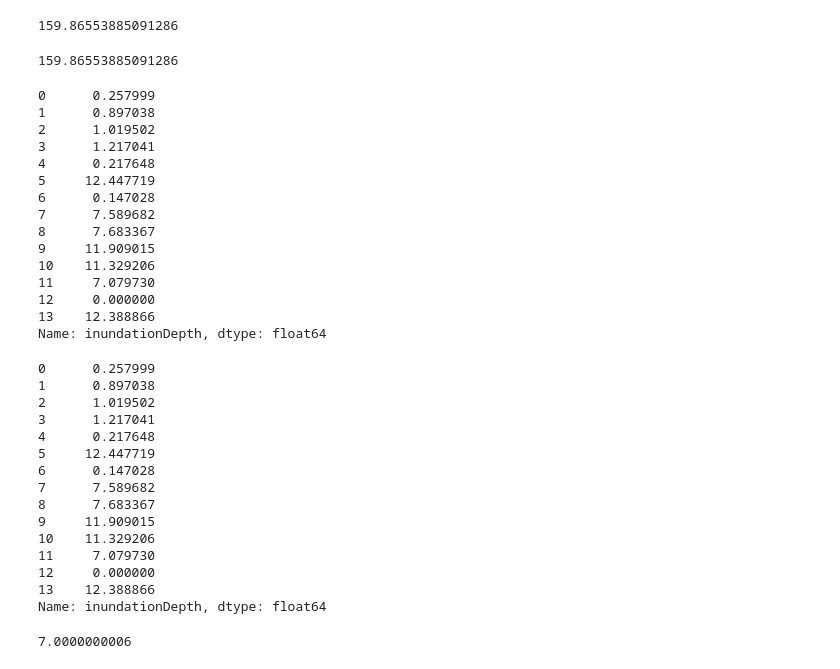
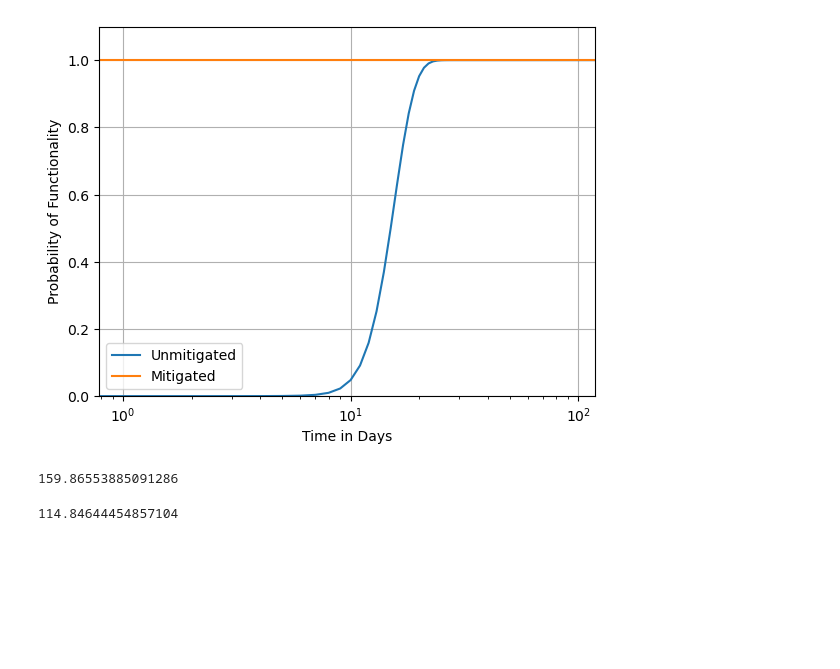
Before and after one commit to sushreyomisra07/FloodRiskBTP, a Jupyter notebook: comparison.ipynb, the cells around one changed output. Saved outputs shown, nothing was run; the diff lists cells and outputs as text; code cells hidden in the pictures; blank space fills up the shorter version.

```diff
--- a/comparison.ipynb
+++ b/comparison.ipynb
@@ -12,3 +50,38 @@ building_df_mitigated = pd.read_csv('building_results_mitigated.csv')
+# %%
+# building_df
+def parse_space_list(s):
+    # Remove brackets and split by space
+    s = s.strip('[]')            # remove square brackets
+    return [float(x) for x in s.split() if x.strip() != '']
+
+# Apply this to your column
+# df['values'] = df['values'].apply(parse_space_list)
+# %%
+# Assume the column with the list is named 'values'
+building_df['time'] = building_df['time'].apply(parse_space_list)
+building_df_mitigated['time'] = building_df_mitigated['time'].apply(parse_space_list)
+building_df['recov'] = building_df['recov'].apply(parse_space_list)
+building_df_mitigated['recov'] = building_df_mitigated['recov'].apply(parse_space_list)
+# %%
+building_id = 11
+
+time = building_df.loc[building_id, 'time']
+functionality1 = building_df.loc[building_id, 'recov']
+functionality2 = building_df_mitigated.loc[building_id, 'recov']
+
+plt.xscale('log')
+plt.plot(time, functionality1, label = 'Unmitigated')
+plt.plot(time, functionality2, label = 'Mitigated')
+plt.grid(True)
+plt.ylim(0,1.1)
+plt.xlim(0,np.max(time))
+plt.xlabel('Time in Days')
+plt.ylabel('Probability of Functionality')
+plt.legend()
+
+plt.show()
+# %% [output]
+[figure, added]
 # %%
 building_df['mean_downtime'].sum()
 # %% [output]
@@ -16,44 +89,4 @@ building_df['mean_downtime'].sum()
 # %%
 building_df_mitigated['mean_downtime'].sum()
 # %% [output]
-159.86553885091286
+114.84644454857104
-# %%
-building_df.inundationDepth
-# %% [output]
-0      0.257999
-1      0.897038
-2      1.019502
-3      1.217041
-4      0.217648
-5     12.447719
-6      0.147028
-7      7.589682
-8      7.683367
-9     11.909015
-10    11.329206
-11     7.079730
-12     0.000000
-13    12.388866
-Name: inundationDepth, dtype: float64
-# %%
-building_df_mitigated.inundationDepth
-# %% [output]
-0      0.257999
-1      0.897038
-2      1.019502
-3      1.217041
-4      0.217648
-5     12.447719
-6      0.147028
-7      7.589682
-8      7.683367
-9     11.909015
-10    11.329206
-11     7.079730
-12     0.000000
-13    12.388866
-Name: inundationDepth, dtype: float64
-# %%
-building_df.LS_0
-# %% [output]
-7.0000000006
```
Also changed, not shown: parts of 5 cells of this notebook.
